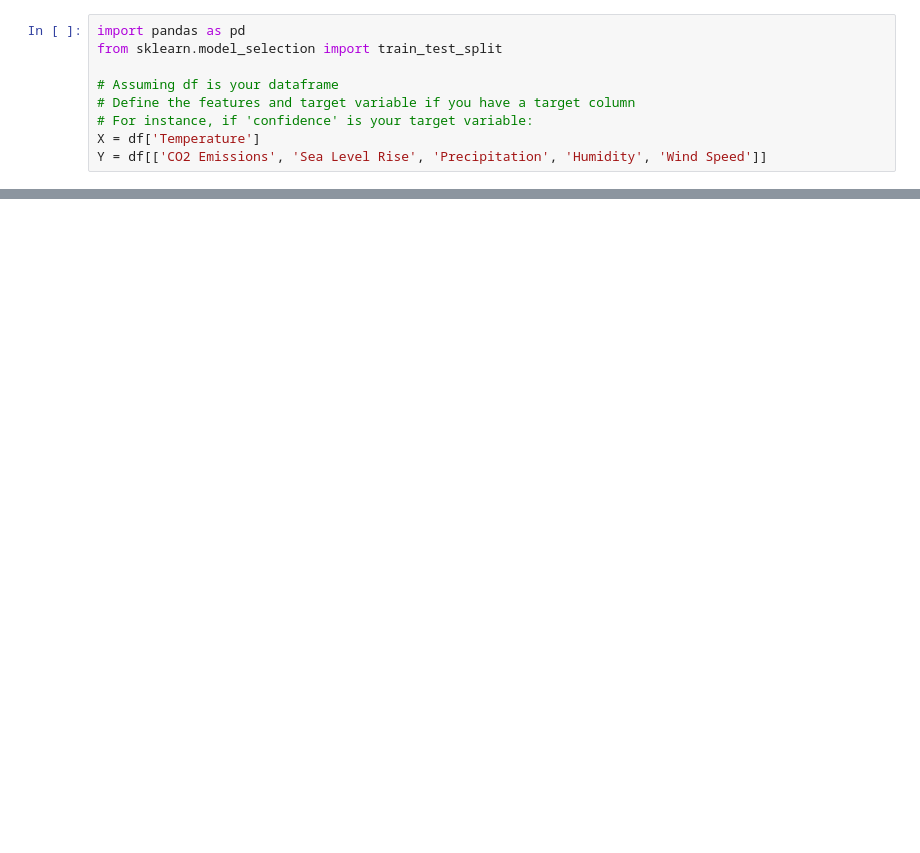
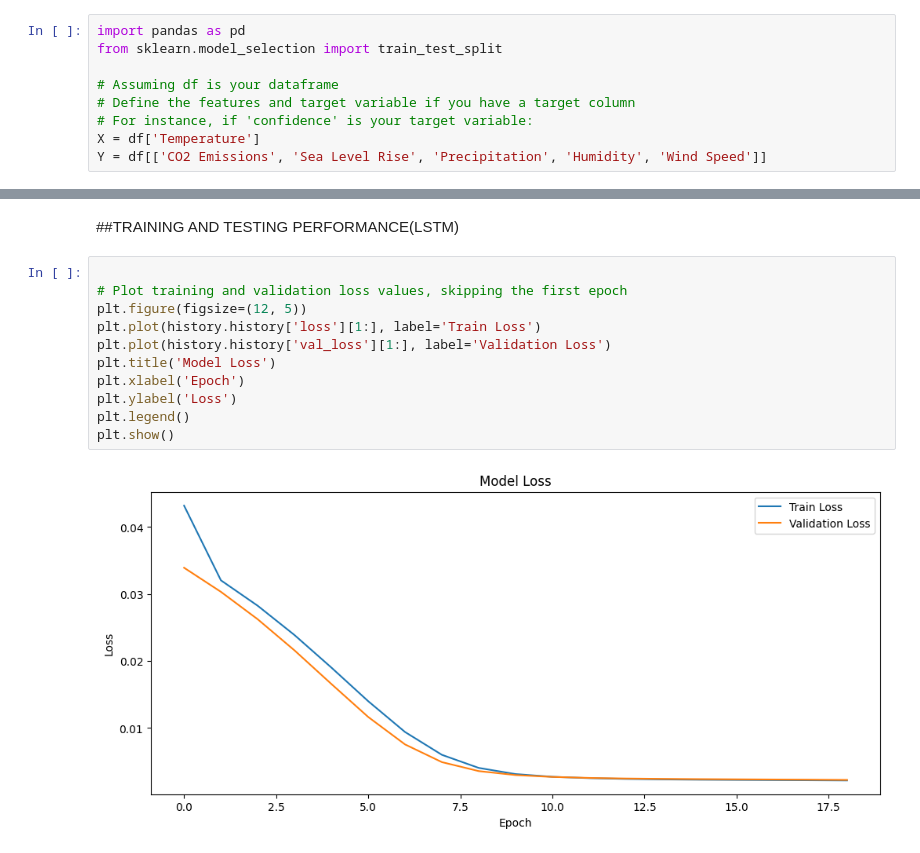
Before and after one commit to 104Rajendraprasath/Climate-Change-Prediction, a Jupyter notebook: Climate_Change_Prediction.ipynb, the cells around one changed output, grey strips where cells are left out. Drawn from its saved outputs; the diff is of its cells as text; blank space fills up the shorter version.

```diff
--- a/Climate_Change_Prediction.ipynb
+++ b/Climate_Change_Prediction.ipynb
@@ -376,0 +680,15 @@ y_test shape: (1243, 5)
+# %% [markdown]
+##TRAINING AND TESTING PERFORMANCE(LSTM)
+# %%
+
+# Plot training and validation loss values, skipping the first epoch
+plt.figure(figsize=(12, 5))
+plt.plot(history.history['loss'][1:], label='Train Loss')
+plt.plot(history.history['val_loss'][1:], label='Validation Loss')
+plt.title('Model Loss')
+plt.xlabel('Epoch')
+plt.ylabel('Loss')
+plt.legend()
+plt.show()
+# %% [output]
+[figure, added]
```
Also changed, not shown: parts of 76 cells of this notebook.
